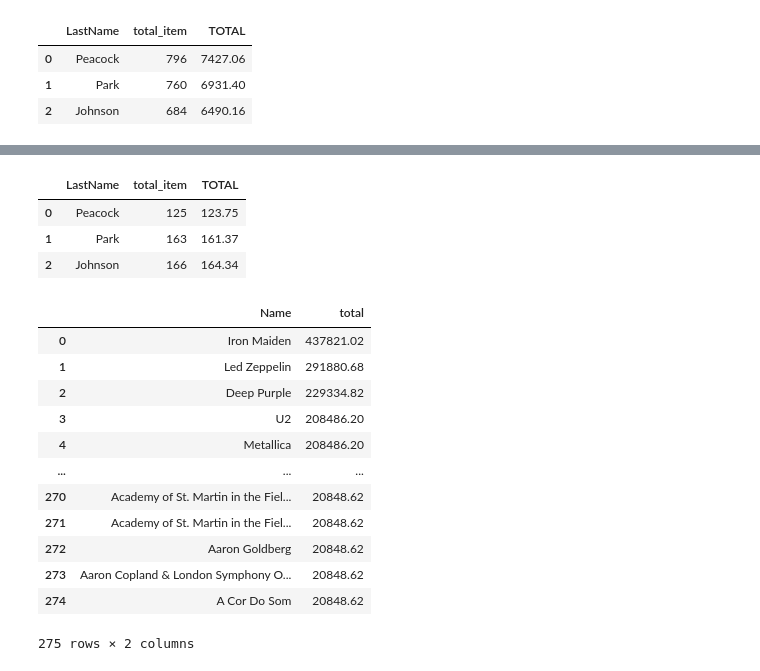
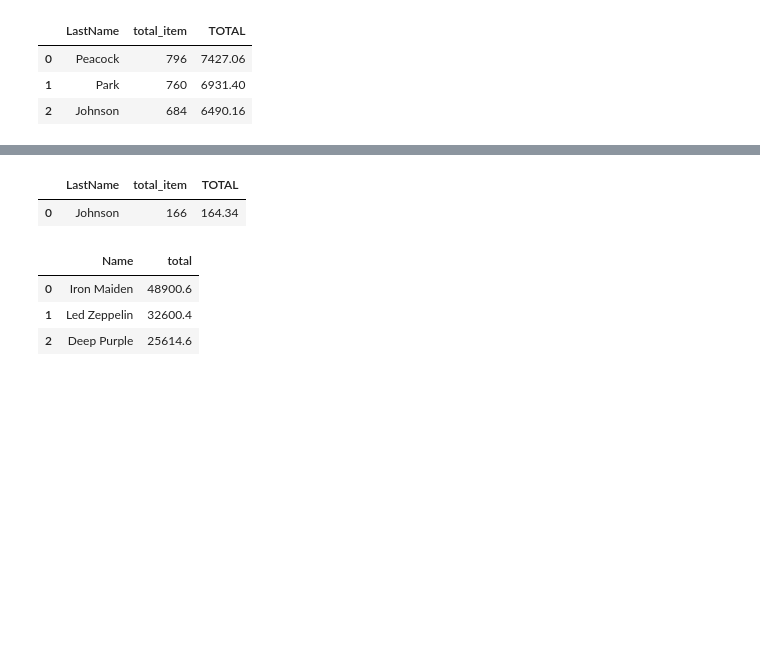
Before and after one commit to Andrea3677/ONLINE_DS_THEBRIDGE_OK, a Jupyter notebook: 2-Data_Analysis/8-BBDD/SQL/Practica/1-Chinook/Chinook_MIO.ipynb, the cells around one changed output, grey strips where cells are left out. Saved outputs shown, nothing was run; the diff lists cells and outputs as text; code cells hidden in the pictures; blank space fills up the shorter version.

```diff
--- a/2-Data_Analysis/8-BBDD/SQL/Practica/1-Chinook/Chinook_MIO.ipynb
+++ b/2-Data_Analysis/8-BBDD/SQL/Practica/1-Chinook/Chinook_MIO.ipynb
@@ -599,45 +659,36 @@ LEFT JOIN invoice_items as ii
 on ii.invoiceid = i.invoiceid
 WHERE strftime('%Y', invoicedate) = '2009'
 GROUP BY e.firstname
-
+order by total desc
+limit 1
 '''
 
 sql_query(query)
 # %% [output]
 |  | LastName | total_item | TOTAL |
-| 0 | Peacock | 125 | 123.75 |
-| 1 | Park | 163 | 161.37 |
-| 2 | Johnson | 166 | 164.34 |
+| 0 | Johnson | 166 | 164.34 |
 # %%
 # 9. ¿Cuáles son los 3 grupos que más han vendido?
 
 query = '''
-SELECT a.name,sum(i.total) as total
+SELECT a.name,sum(ii.unitprice*ii.quantity) as total
 from artists as a
 LEFT JOIN albums as al
-on a.artistid = al.artistid
+on a.artistid = al.artist3id
 LEFT JOIN tracks as t
 on t.albumid = t.albumid
 LEFT JOIN invoice_items as ii
 on ii.trackid = t.trackid
 LEFT JOIN invoices as i
 on i.invoiceid = ii.invoiceid
 GROUP BY a.name
 ORDER BY total desc
+limit 3
 '''
 
 sql_query(query)
 # %% [output]
 |  | Name | total |
-| 0 | Iron Maiden | 437821.02 |
-| 1 | Led Zeppelin | 291880.68 |
-| 2 | Deep Purple | 229334.82 |
-| 3 | U2 | 208486.20 |
-| 4 | Metallica | 208486.20 |
-| ... | ... | ... |
-| 270 | Academy of St. Martin in the Fiel... | 20848.62 |
-| 271 | Academy of St. Martin in the Fiel... | 20848.62 |
-| 272 | Aaron Goldberg | 20848.62 |
-| 273 | Aaron Copland & London Symphony O... | 20848.62 |
-| 274 | A Cor Do Som | 20848.62 |
+| 0 | Iron Maiden | 48900.6 |
+| 1 | Led Zeppelin | 32600.4 |
+| 2 | Deep Purple | 25614.6 |
-275 rows × 2 columns
```
Also changed, not shown: parts of 6 cells of this notebook, 2 other files.
